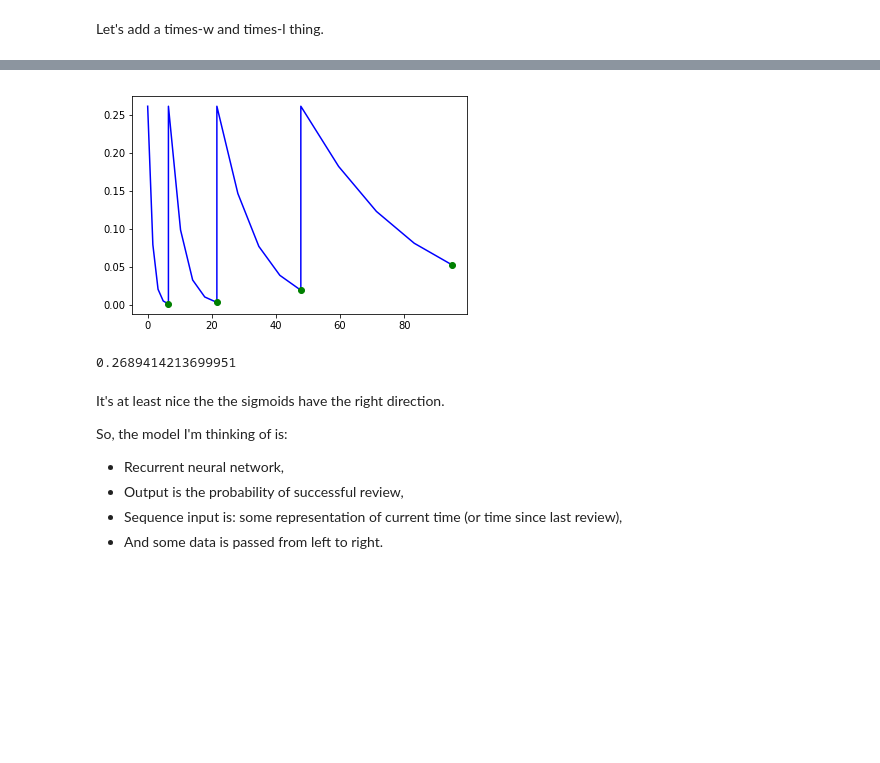
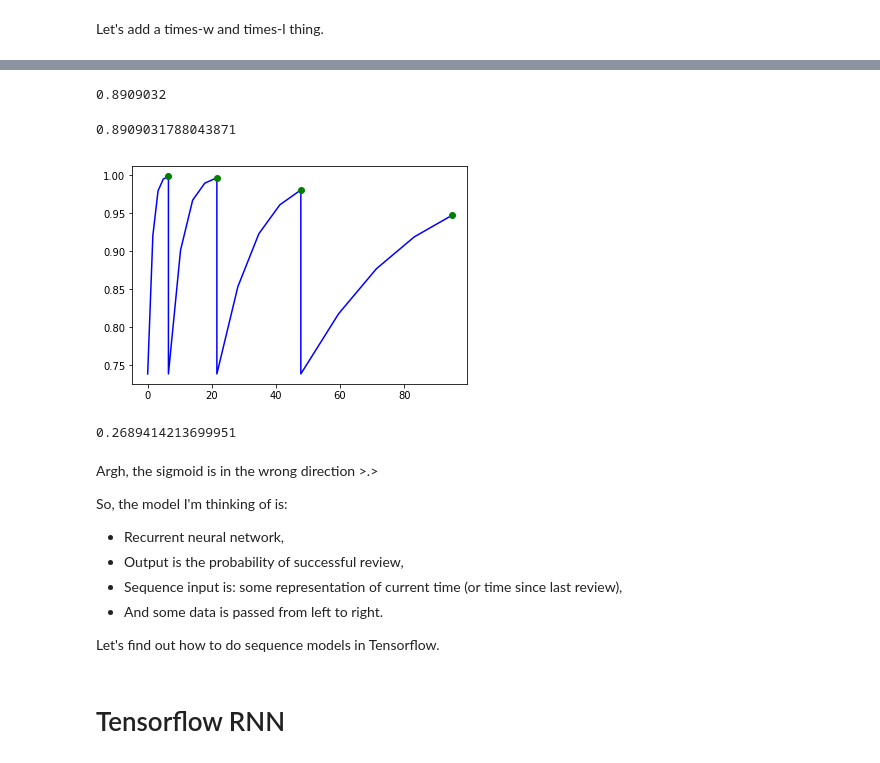
Before and after one commit to agentydragon/sched, a Jupyter notebook: Explore_Anki_data.ipynb, the cells around one changed output, grey strips where cells are left out. Saved outputs shown, nothing was run; the diff lists cells and outputs as text; code cells hidden in the pictures; blank space fills up the shorter version.

```diff
--- a/Explore_Anki_data.ipynb
+++ b/Explore_Anki_data.ipynb
@@ -375,7 +378,8 @@ def plot_probability(card_reviews, w1, w2):
     diff_seconds = row['diff'].total_seconds()
     diff_days = diff_seconds / 86400.0
     tic_xs = np.linspace(t, t + diff_days)
-    tic_ys = 1/(1+np.exp(w1 * np.linspace(0, diff_days) + w2))  # igmoid
+    logit = w1 * np.linspace(0, diff_days) + w2
+    tic_ys = 1/(1+np.exp(-logit))  # igmoid
     xs.extend(tic_xs)
     ys.extend(tic_ys)
 
@@ -495,3 +484,12 @@ Probs:  [0.7416333, 0.7424867, 0.7600551, 0.74637425, 0.80319893, 0.785904, 0.77
+# %%
+with tf.Session() as sess:
+  print(sess.run(tf.sigmoid(2.1)))
+# %% [output]
+0.8909032
+# %%
+print(1/(1+np.exp(-2.1)))
+# %% [output]
+0.8909031788043871
 # %%
 def plot_probability(card_reviews, w1, w2, wm, lm):
   xs = []
@@ -499,41 +497,43 @@ def plot_probability(card_reviews, w1, w2, wm, lm):
   t = 0
   good_reviews = []
   good_reviews_ys = []
   bad_reviews = []
   bad_reviews_ys = []
   ww1 = w1
   for _, row in card_reviews.iterrows():
     diff_seconds = row['diff'].total_seconds()
     diff_days = diff_seconds / 86400.0
     diff_tic = np.linspace(0, diff_days, 5)
     tic_xs = diff_tic + t
     logits = ww1 * diff_tic + w2
-    tic_ys = 1/(1+np.exp(logits))
+    tic_ys = 1/(1+np.exp(-logits))
     xs.extend(tic_xs)
     ys.extend(tic_ys)
 
     if row['correct']:
       good_reviews.append(t + diff_days)
       good_reviews_ys.append(tic_ys[-1])
       ww1 = ww1 * wm
     else:
       bad_reviews.append(t + diff_days)
       bad_reviews_ys.append(tic_ys[-1])
       ww1 = ww1 * lm
 
     t += diff_days
 
-  plt.plot(xs, ys, 'b-', good_reviews, good_reviews_ys, 'go', bad_reviews, bad_reviews_ys, 'ro')
+  plt.plot(xs, ys, 'b-',
+           good_reviews, good_reviews_ys, 'go',
+           bad_reviews, bad_reviews_ys, 'ro')
 
 plot_probability(get_card_reviews(get_sample_card_ids(1, random_state=11)[0]),
                  w1=0.8738327, w2=1.040327, wm=0.35551757, lm=0.7856005)
 # %% [output]
-[figure, old version]
+[figure, new version]
 # %%
 # %% [output]
 0.2689414213699951
 # %% [markdown]
-It's at least nice the the sigmoids have the right direction.
+Argh, the sigmoid is in the wrong direction >.>
 
 So, the model I'm thinking of is:
 
@@ -541,3 +541,9 @@ So, the model I'm thinking of is:
 * Output is the probability of successful review,
 * Sequence input is: some representation of current time (or time since last review),
 * And some data is passed from left to right.
+
+
+Let's find out how to do sequence models in Tensorflow.
+# %% [markdown]
+Tensorflow RNN
+===
```
Also changed, not shown: parts of 8 cells of this notebook.
